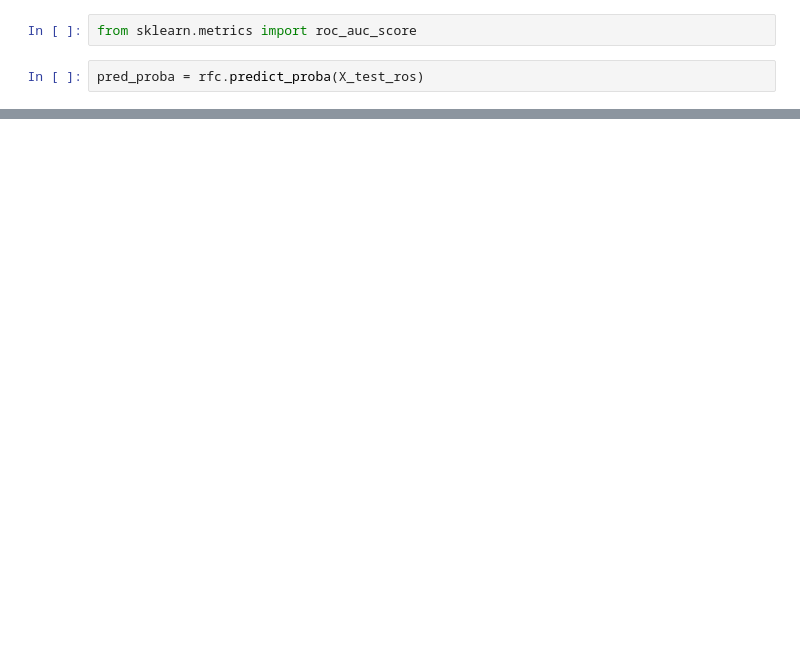
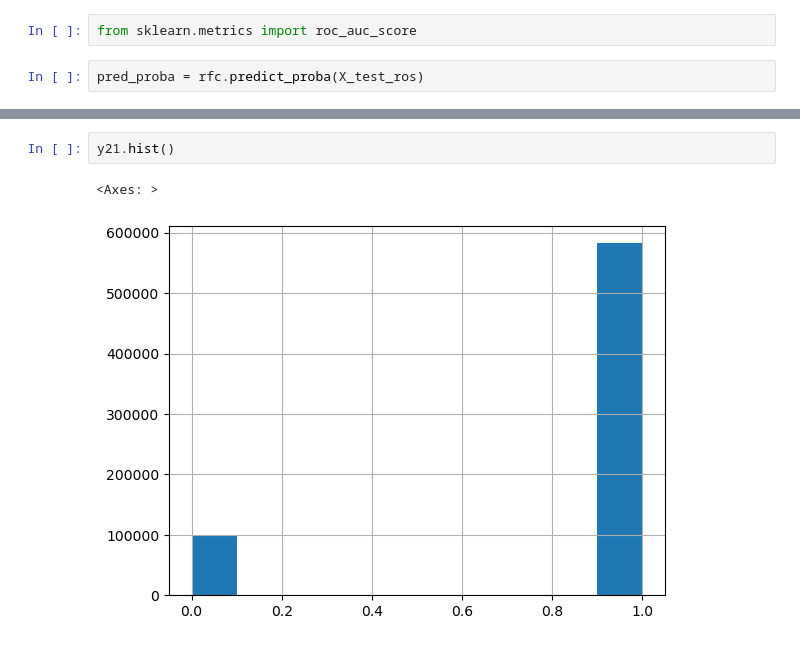
Before and after one commit to HITOfficial/data-mining, a Jupyter notebook: imbalanced-learning/checkpoint.ipynb, the cells around one changed output, grey strips where cells are left out. Cells and saved outputs as stored; diff of their text form; blank space fills up the shorter version.

```diff
--- a/imbalanced-learning/checkpoint.ipynb
+++ b/imbalanced-learning/checkpoint.ipynb
@@ -971,0 +1445,5 @@ Text(0.5, 1.0, 'ROC AUC score probablities for classes on non-balanced test data
+# %%
+y21.hist()
+# %% [output]
+<Axes: >
+[figure, added]
```
Also changed, not shown: parts of 94 cells of this notebook.
